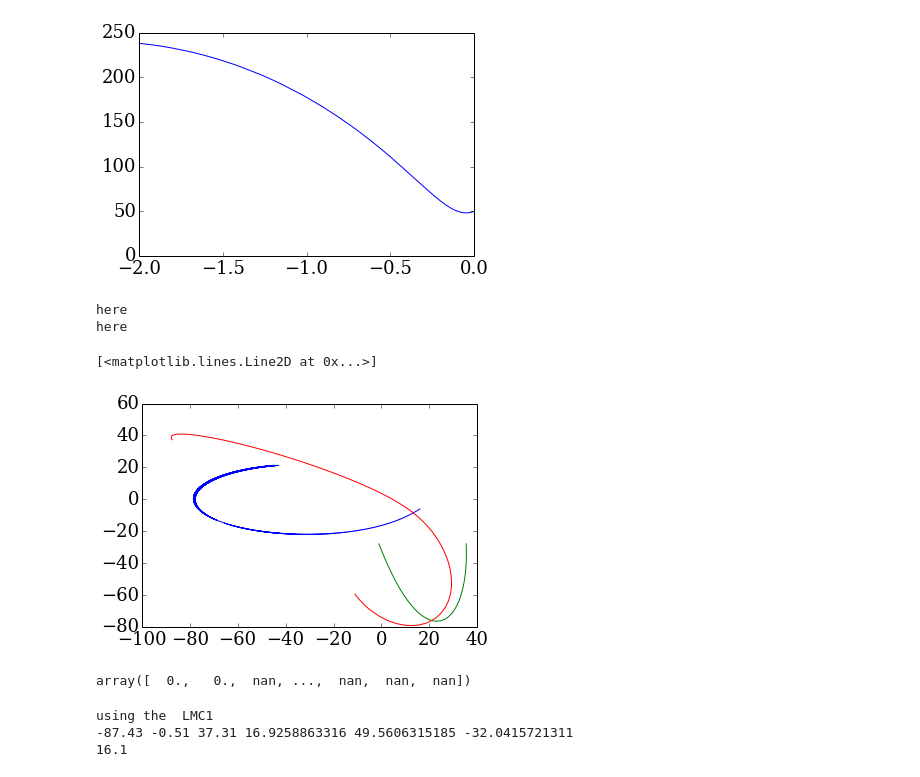
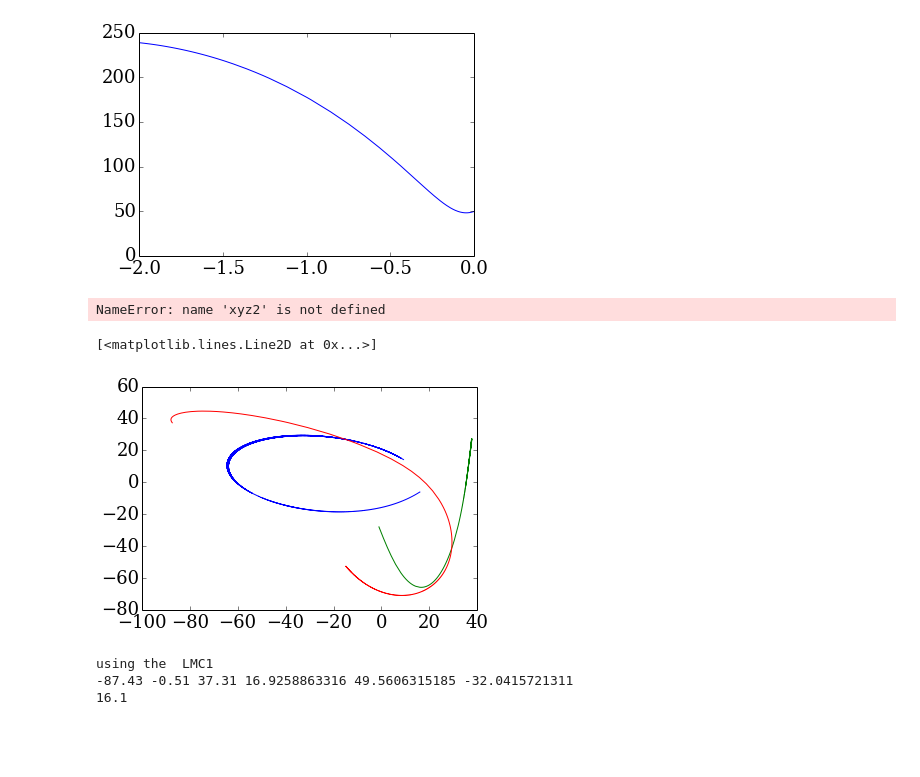
Before and after one commit to jngaravitoc/test_orbits, a Jupyter notebook: exploratory_code/orbits_MW.ipynb, the cells around one changed output. Saved outputs shown, nothing was run; the diff lists cells and outputs as text; code cells hidden in the pictures; blank space fills up the shorter version.

```diff
--- a/exploratory_code/orbits_MW.ipynb
+++ b/exploratory_code/orbits_MW.ipynb
@@ -324,7 +323,11 @@ plot_3d_orbit(posNGC_sphMW, 'NGC_spherical_MW')
 # Orbits with Sag
 # %%
 def galactocentic(xyzMW, xyzSat):
-    xyz_sat_gal = np.array([xyzSat[:,0]-xyzMW[:,0], xyzSat[:,1]-xyzMW[:,1], xyzSat[:,2]-xyzMW[:,2]]).T
+    """
+    Transforming to galactocentric coordinates
+    """
+    xyz_sat_gal = np.array([xyzSat[:,0]-xyzMW[:,0], xyzSat[:,1]-xyzMW[:,1],
+                            xyzSat[:,2]-xyzMW[:,2]]).T
     return xyz_sat_gal
 # %%
 satellite_model = ['hernquist', 1E10, 9.8]
@@ -367,6 +396,8 @@ plot_3d_orbit(posNGC_G, 'NGC_sphericalMW+sagHenrquist', xyz2=posSag_G)
 # %%
 #satellite_model = ['hernquist', 1E9, 5]
 satellite_model = ['hernquist', 1E10, 9.8]
+LMC_mod = ['hernquist', 3E5, 3]
+
 
 
 sgr_pos = [16.1, 2.35, -6.12]
@@ -384,7 +415,10 @@ bulge_params = [1E10, 0.7]
 # %%
 t, posLMC, velLMC, posMWsLMC, velMWsLMC, posNGCsLMC, velNGCsLMC, posSagLMC, velSagLMC = leapfrog.integrate_sat(2, pos_host, vel_host,
                                                                                              host_model, disk_params,
-                                                                                             bulge_params, lmc_model='LMC1',
+                                                                                             bulge_params,
+                                                                                             pos_sat=[-1, -41, -28],
+                                                                                             vel_sat=[-57,-226,221],
+                                                                                             satellite_model=LMC_mod,
                                                                                              pos_p=pos_NGC2419,
                                                                                              vel_p=vel_NGC2419,
                                                                                              dt=0.001, alpha=[0, 0.1],
@@ -419,19 +452,14 @@ plot(t, (posLMC_G[:,0]**2.0 + posLMC_G[:,1]**2.0 + posLMC_G[:,2]**2.0)**0.5)
 # %%
 plot_3d_orbit(posNGC_G, 'NGC_sphericalMW+sagHenrquist+LMC', xyz2=posSag_G, xyz3=posLMC_G)
 # %% [output]
-here
-here
+NameError: name 'xyz2' is not defined
 # %%
-plot(posSag[:,0], posSag[:,2])
-plot(posLMC[:,0], posLMC[:,2])
-plot(posNGCs[:,0], posNGCs[:,2])
+plot(posSag_G[:,0], posSag_G[:,2])
+plot(posLMC_G[:,0], posLMC_G[:,2])
+plot(posNGC_G[:,0], posNGC_G[:,2])
 # %% [output]
 [<matplotlib.lines.Line2D at 0x...>]
-[figure, old version]
+[figure, new version]
-# %%
-posLMC[:,0]
-# %% [output]
-array([  0.,   0.,  nan, ...,  nan,  nan,  nan])
 # %%
 t, pos_sag, vel_sag, posMWs, velMWs, posNGCs, velNGCs = leapfrog.integrate_sat(2, pos_host, vel_host, host_model,
                                                                                disk_params, bulge_params, lmc_model='LMC1',
```
Also changed, not shown: parts of 29 cells of this notebook.
